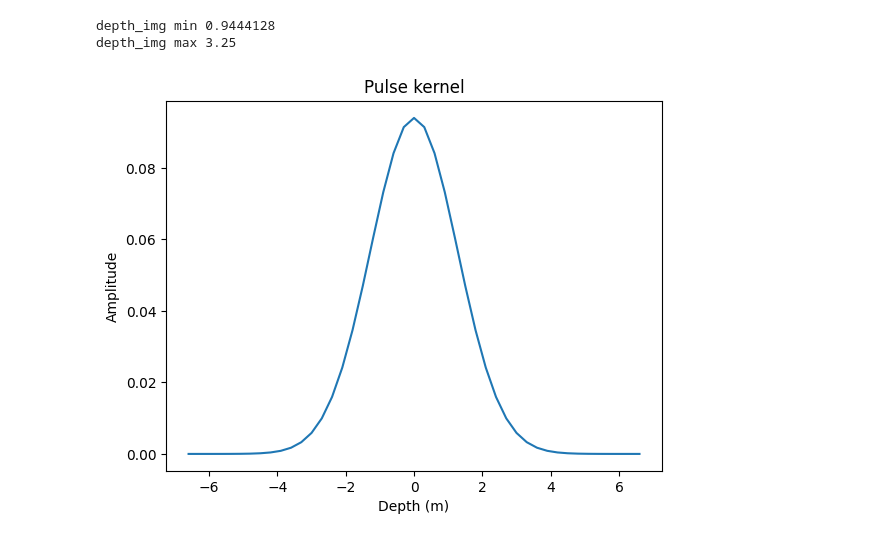
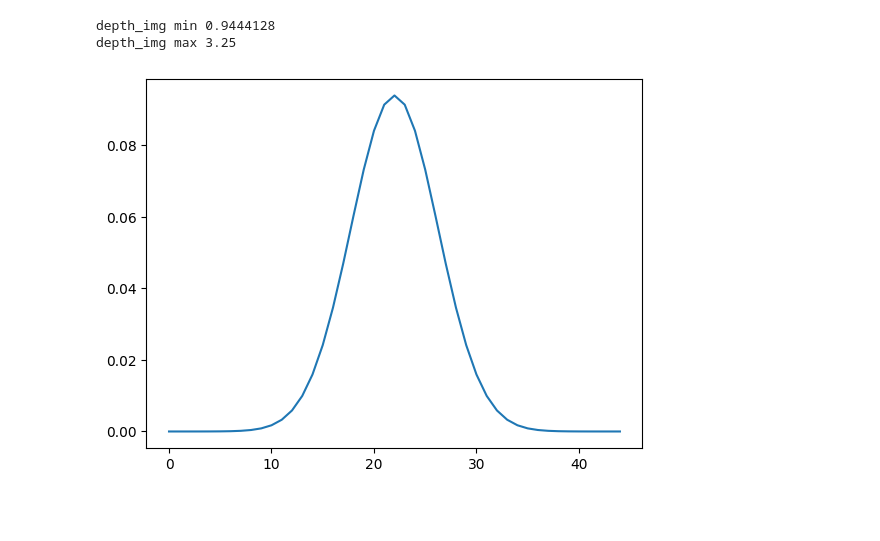
Before and after one commit to wision-lab/visionsim, a Jupyter notebook: visionsim/emulate/aspc/examples/backprop_copy.ipynb, the cells around one changed output. Cells and saved outputs as stored; diff of their text form; code cells hidden in the pictures; blank space fills up the shorter version.

```diff
--- a/visionsim/emulate/aspc/examples/backprop_copy.ipynb
+++ b/visionsim/emulate/aspc/examples/backprop_copy.ipynb
@@ -73,8 +73,9 @@ transients, ambient_offsets = camera.get_transients()
 # %% [output]
 depth_img min 0.9444128
 depth_img max 3.25
-# %%
-camera.active_source.plot_kernel(bin_width)
-# %% [output]
-[figure, removed]
+# %%
+plt.plot(irf_tensor_gt.detach().cpu().numpy().squeeze(), label="kernel")
+plt.show()
+# %% [output]
+[figure, added]
 # %%
```
Also changed, not shown: parts of 6 cells of this notebook, 4 other files.
